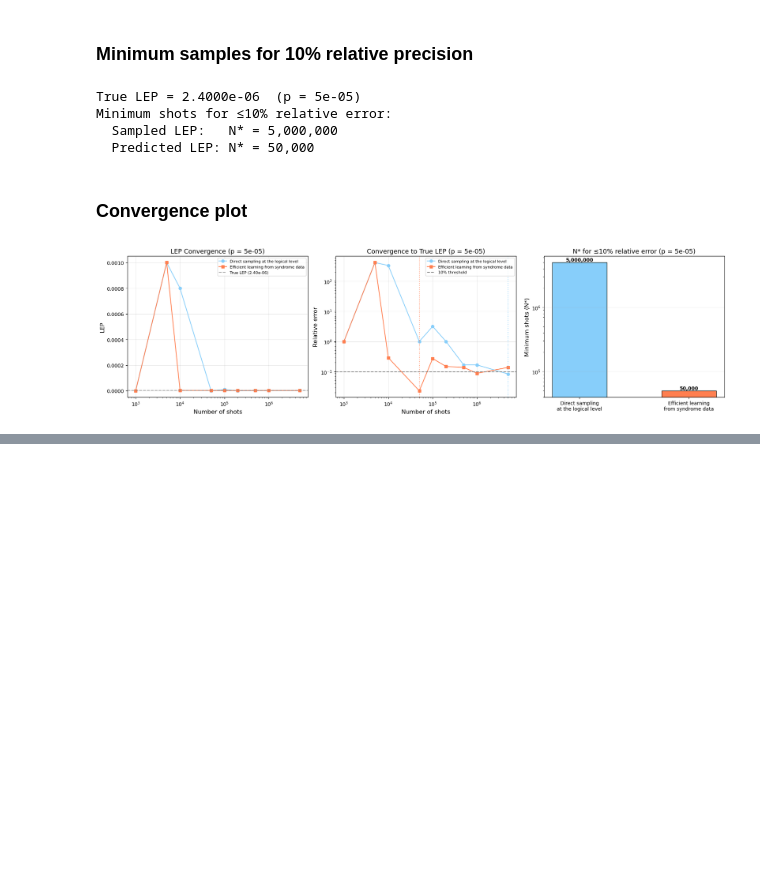
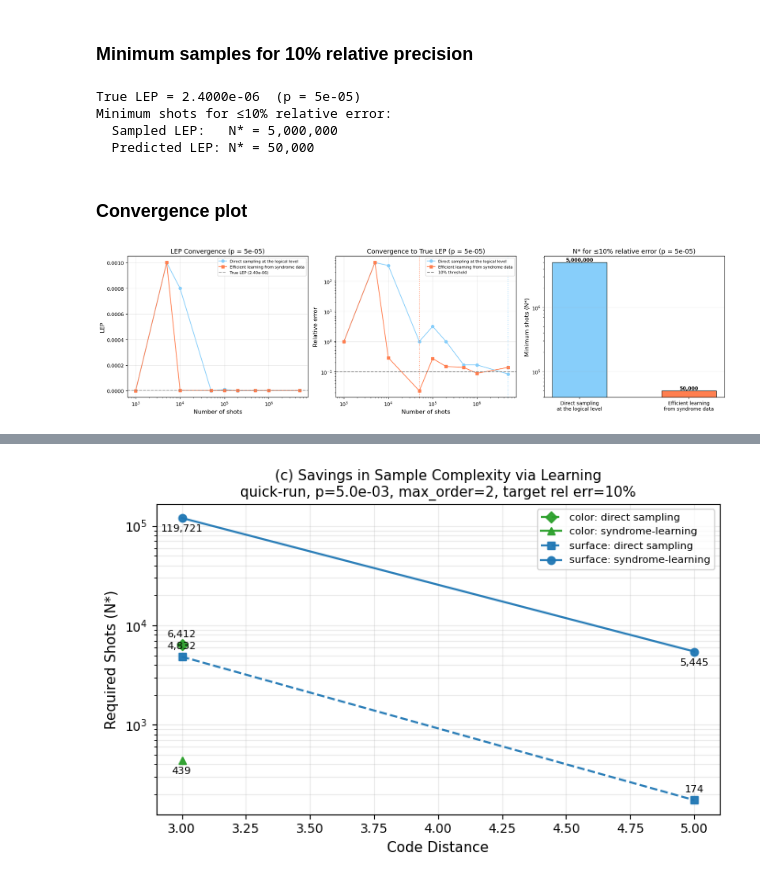
Before and after one commit to hanzheng98/Syndrome-Learning-QEC, a Jupyter notebook: demo/qec_learn_syndrome.ipynb, the cells around one changed output, grey strips where cells are left out. Saved outputs shown, nothing was run; the diff lists cells and outputs as text; code cells hidden in the pictures; blank space fills up the shorter version.

```diff
--- a/demo/qec_learn_syndrome.ipynb
+++ b/demo/qec_learn_syndrome.ipynb
@@ -432,0 +704,92 @@ plt.show()
+# %%
+summary_quick = compute_nstar(records_quick, target_relative_error=0.10)
+
+# --- Plot (c)-style: savings in sample complexity ---
+fig, ax = plt.subplots(figsize=(7, 4.5))
+
+palette = {'surface': '#1f77b4', 'color': '#2ca02c'}
+marker_sampled = {'surface': 's', 'color': 'D'}
+marker_pred = {'surface': 'o', 'color': '^'}
+
+for family in sorted({r['code_family'] for r in summary_quick}):
+    rows = [r for r in summary_quick if r['code_family'] == family]
+    if not rows:
+        continue
+
+    xs = [r['code_distance'] for r in rows]
+    ys_s = [r['nstar_sampled'] for r in rows]
+    ys_p = [r['nstar_predicted'] for r in rows]
+
+    valid_s = [(x, y) for x, y in zip(xs, ys_s) if y is not None and np.isfinite(y)]
+    valid_p = [(x, y) for x, y in zip(xs, ys_p) if y is not None and np.isfinite(y)]
+
+    if valid_s:
+        ax.plot(
+            [x for x, _ in valid_s],
+            [y for _, y in valid_s],
+            linestyle='--',
+            marker=marker_sampled[family],
+            color=palette[family],
+            lw=1.6,
+            ms=6,
+            alpha=0.95,
+            label=f'{family}: direct sampling',
+        )
+
+    if valid_p:
+        ax.plot(
+            [x for x, _ in valid_p],
+            [y for _, y in valid_p],
+            linestyle='-',
+            marker=marker_pred[family],
+            color=palette[family],
+            lw=1.6,
+            ms=6,
+            alpha=0.95,
+            label=f'{family}: syndrome-learning',
+        )
+
+for row in summary_quick:
+    x = row['code_distance']
+    if row['nstar_sampled'] is not None:
+        ax.annotate(
+            f"{int(row['nstar_sampled']):,}",
+            (x, row['nstar_sampled']),
+            textcoords='offset points',
+            xytext=(0, 6),
+            ha='center',
+            fontsize=8,
+        )
+    if row['nstar_predicted'] is not None:
+        ax.annotate(
+            f"{int(row['nstar_predicted']):,}",
+            (x, row['nstar_predicted']),
+            textcoords='offset points',
+            xytext=(0, -11),
+            ha='center',
+            fontsize=8,
+        )
+
+ax.set_yscale('log')
+ax.set_xlabel('Code Distance', fontsize=11)
+ax.set_ylabel('Required Shots (N*)', fontsize=11)
+ax.set_title(
+    f"(c) Savings in Sample Complexity via Learning\n"
+    f"quick-run, p={p_target:.1e}, max_order={max_order_quick}, target rel err=10%",
+    fontsize=11,
+)
+ax.grid(True, which='both', alpha=0.25)
+ax.legend(fontsize=8, loc='best')
+plt.tight_layout()
+plt.show()
+
+# --- Compact summary table ---
+print('\nSummary (N* from log-log fit at 10% relative error):')
+print('family   distance   true_lep      N*_sampled   N*_predicted   speedup(sampled/pred)')
+for row in summary_quick:
+    ns = f"{int(row['nstar_sampled']):,}" if row['nstar_sampled'] is not None else 'N/A'
+    npred = f"{int(row['nstar_predicted']):,}" if row['nstar_predicted'] is not None else 'N/A'
+    sp = f"{row['speedup']:.2f}x" if row['speedup'] is not None else 'N/A'
+    print(f"{row['code_family']:<8} {row['code_distance']:<10} {row['true_lep']:<11.3e} {ns:<12} {npred:<14} {sp}")
+# %% [output]
+[figure, added]
```
Also changed, not shown: parts of 10 cells of this notebook, 2 other files.
